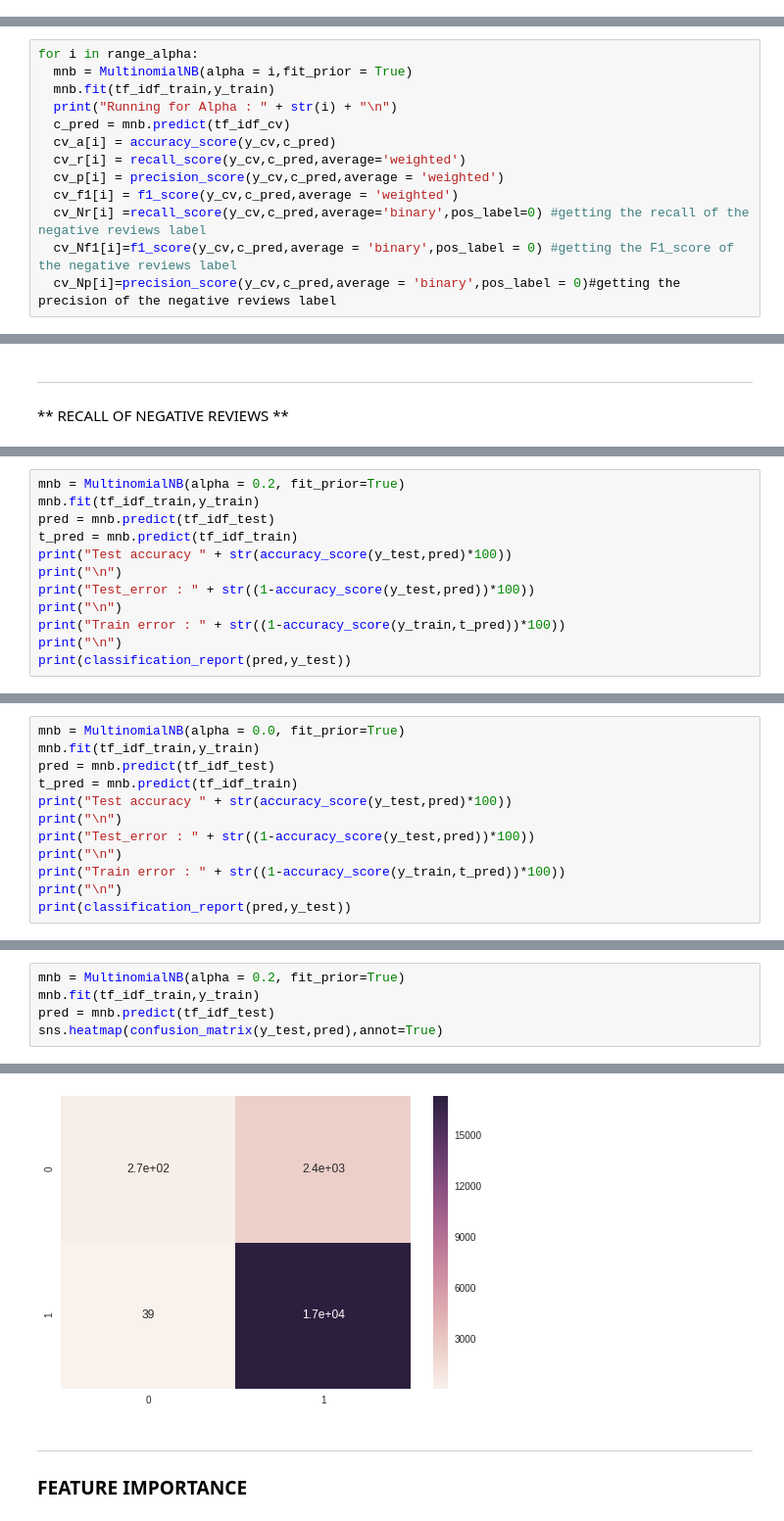
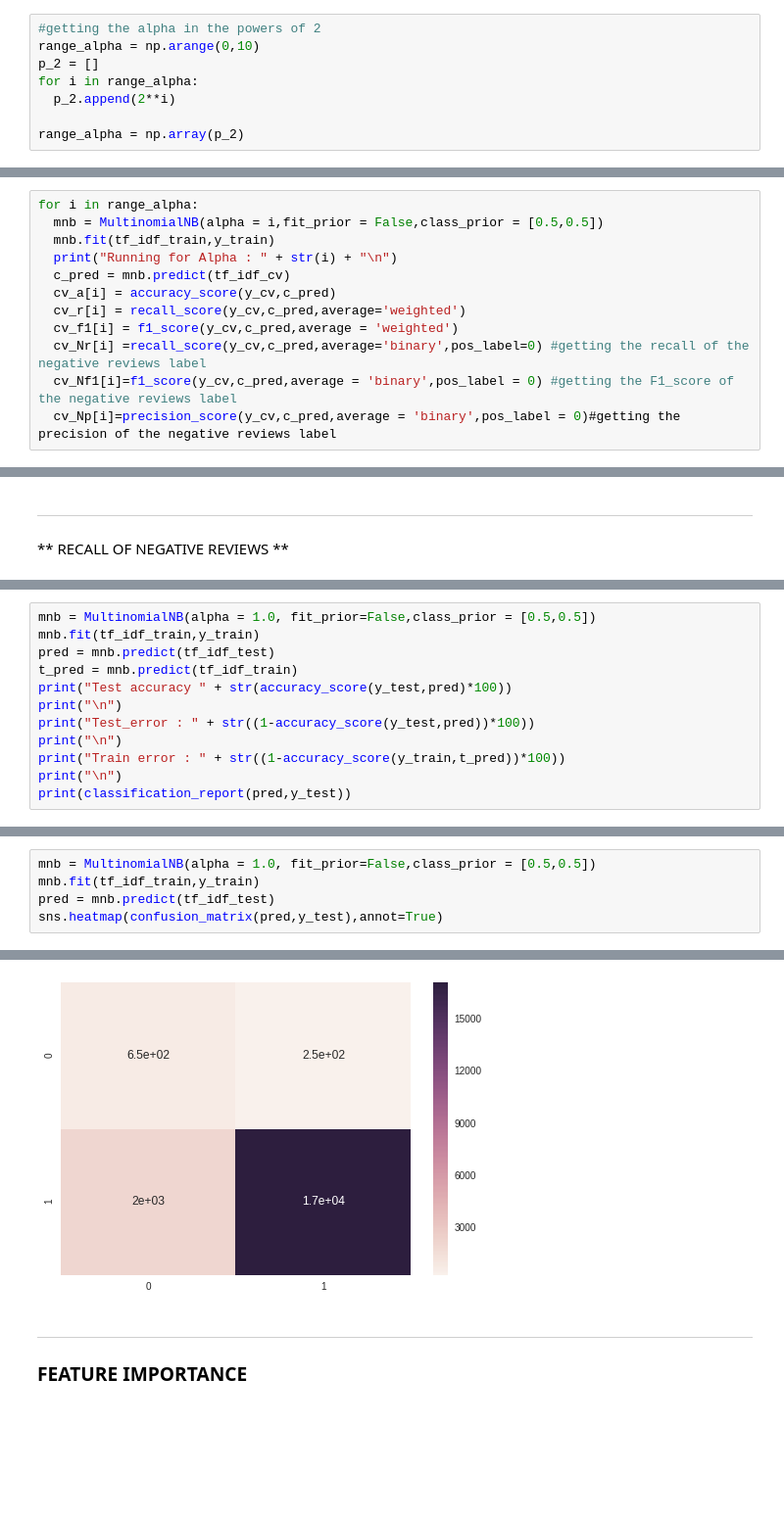
Before and after one commit to iyappan24/Applied-AI-Notebooks, a Jupyter notebook: Naive_Bayes.ipynb, the cells around one changed output, grey strips where cells are left out. Shown at 98% size. Cells and saved outputs as stored; diff of their text form; blank space fills up the shorter version.

```diff
--- a/Naive_Bayes.ipynb
+++ b/Naive_Bayes.ipynb
@@ -380,3 +352,11 @@ range_alpha=np.round(range_alpha,decimals = 1)
+# %%
+#getting the alpha in the powers of 2
+range_alpha = np.arange(0,10)
+p_2 = []
+for i in range_alpha:
+  p_2.append(2**i)
+
+range_alpha = np.array(p_2)
 # %%
 #creating dictionaries to score the corresponding values of the metrics
 cv_a = {}
@@ -390,13 +369,12 @@ cv_Np = {}
 ### RUNNING THE LOOP
 # %%
 for i in range_alpha:
-  mnb = MultinomialNB(alpha = i,fit_prior = True)
+  mnb = MultinomialNB(alpha = i,fit_prior = False,class_prior = [0.5,0.5])
   mnb.fit(tf_idf_train,y_train)
   print("Running for Alpha : " + str(i) + "\n")
   c_pred = mnb.predict(tf_idf_cv)
   cv_a[i] = accuracy_score(y_cv,c_pred)
   cv_r[i] = recall_score(y_cv,c_pred,average='weighted')
-  cv_p[i] = precision_score(y_cv,c_pred,average = 'weighted')
   cv_f1[i] = f1_score(y_cv,c_pred,average = 'weighted')
   cv_Nr[i] =recall_score(y_cv,c_pred,average='binary',pos_label=0) #getting the recall of the negative reviews label
   cv_Nf1[i]=f1_score(y_cv,c_pred,average = 'binary',pos_label = 0) #getting the F1_score of the negative reviews label
@@ -524,5 +461,5 @@ But the recall for negative reviews are high at alpha  = 0.  There are high chan
 # %%
-mnb = MultinomialNB(alpha = 0.2, fit_prior=True)
+mnb = MultinomialNB(alpha = 1.0, fit_prior=False,class_prior = [0.5,0.5])
 mnb.fit(tf_idf_train,y_train)
 pred = mnb.predict(tf_idf_test)
 t_pred = mnb.predict(tf_idf_train)
@@ -559,12 +488,0 @@ array([[  270,  2404],
-# %%
-mnb = MultinomialNB(alpha = 0.0, fit_prior=True)
-mnb.fit(tf_idf_train,y_train)
-pred = mnb.predict(tf_idf_test)
-t_pred = mnb.predict(tf_idf_train)
-print("Test accuracy " + str(accuracy_score(y_test,pred)*100))
-print("\n")
-print("Test_error : " + str((1-accuracy_score(y_test,pred))*100))
-print("\n")
-print("Train error : " + str((1-accuracy_score(y_train,t_pred))*100))
-print("\n")
-print(classification_report(pred,y_test))
@@ -604,11 +489,11 @@ array([[  398,  2276],
 # %%
-mnb = MultinomialNB(alpha = 0.2, fit_prior=True)
+mnb = MultinomialNB(alpha = 1.0, fit_prior=False,class_prior = [0.5,0.5])
 mnb.fit(tf_idf_train,y_train)
 pred = mnb.predict(tf_idf_test)
-sns.heatmap(confusion_matrix(y_test,pred),annot=True)
+sns.heatmap(confusion_matrix(pred,y_test),annot=True)
 # %% [output]
 <matplotlib.axes._subplots.AxesSubplot at 0x...>
-[figure, old version]
+[figure, new version]
 # %% [markdown]
 -----
 
```
Also changed, not shown: parts of 88 cells of this notebook.
